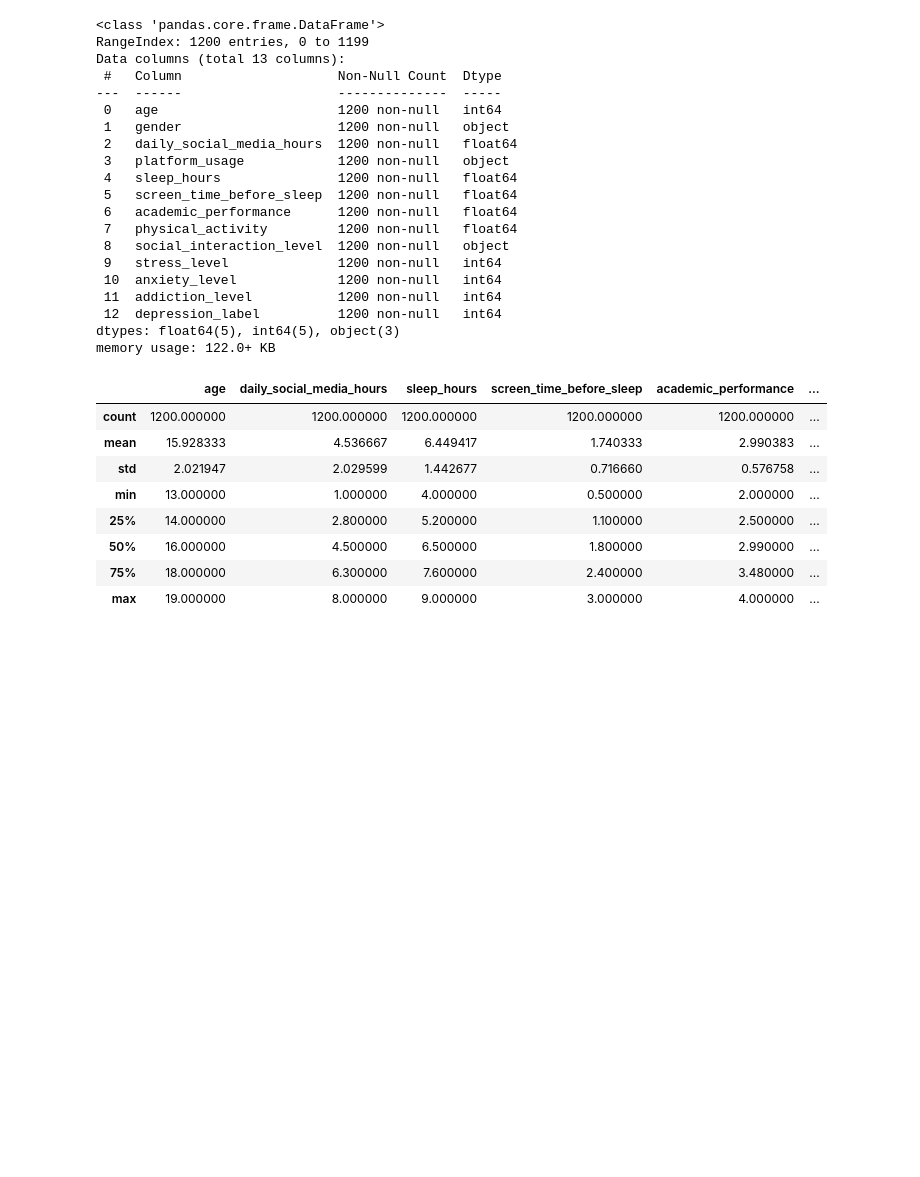
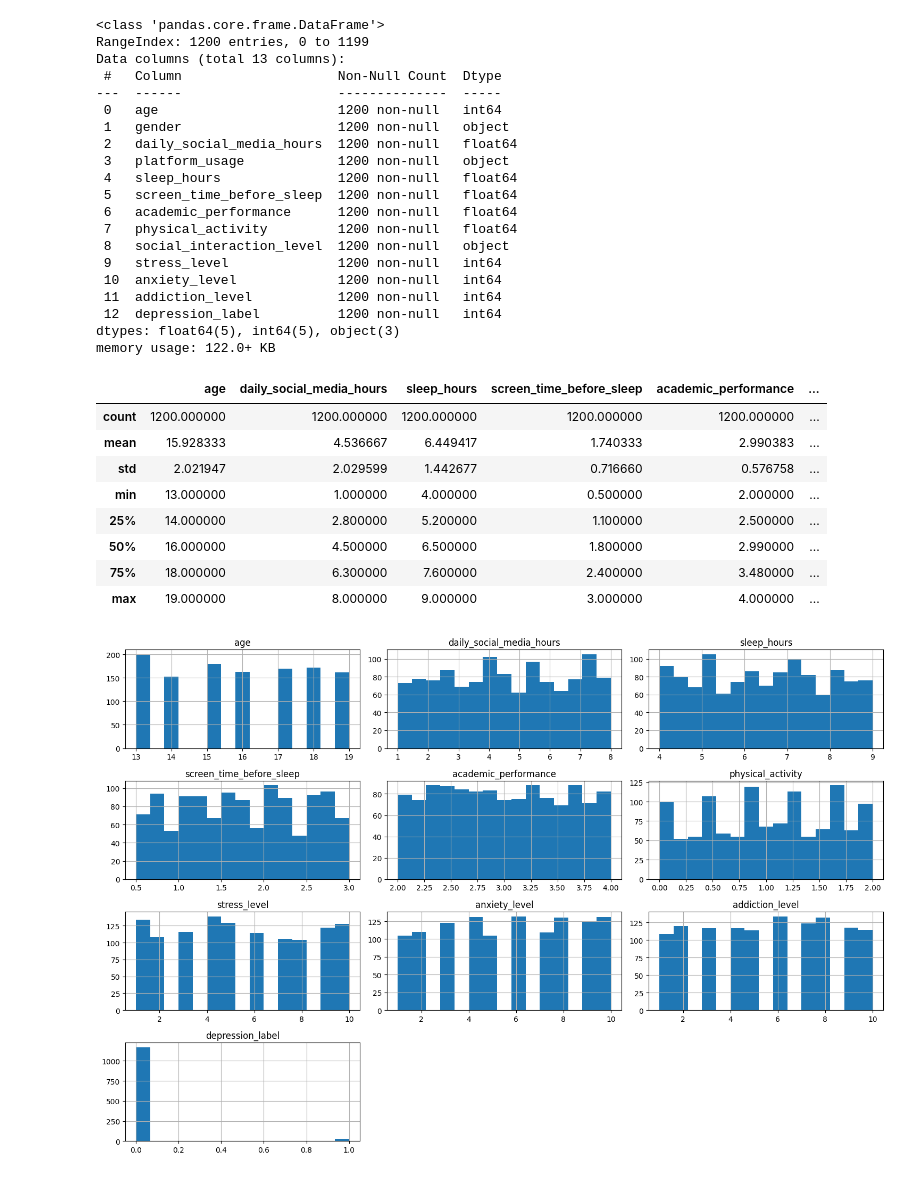
Before and after one commit to TimZZZ19/Into-Programming, a Jupyter notebook: Data Science/TeenMentalHealth/teen_mental_health.ipynb, the cells around one changed output. Drawn from its saved outputs; the diff is of its cells as text; code cells hidden in the pictures; blank space fills up the shorter version.

```diff
--- a/Data Science/TeenMentalHealth/teen_mental_health.ipynb
+++ b/Data Science/TeenMentalHealth/teen_mental_health.ipynb
@@ -48,3 +50,9 @@ df.describe()
 | 50% | 16.000000 | 4.500000 | 6.500000 | 1.800000 | 2.990000 | ... |
 | 75% | 18.000000 | 6.300000 | 7.600000 | 2.400000 | 3.480000 | ... |
 | max | 19.000000 | 8.000000 | 9.000000 | 3.000000 | 4.000000 | ... |
+# %%
+df.hist(figsize=(15,10), bins=15)
+plt.tight_layout()
+plt.show()
+# %% [output]
+[figure, added]
```
Also changed, not shown: parts of 1 cell of this notebook.
